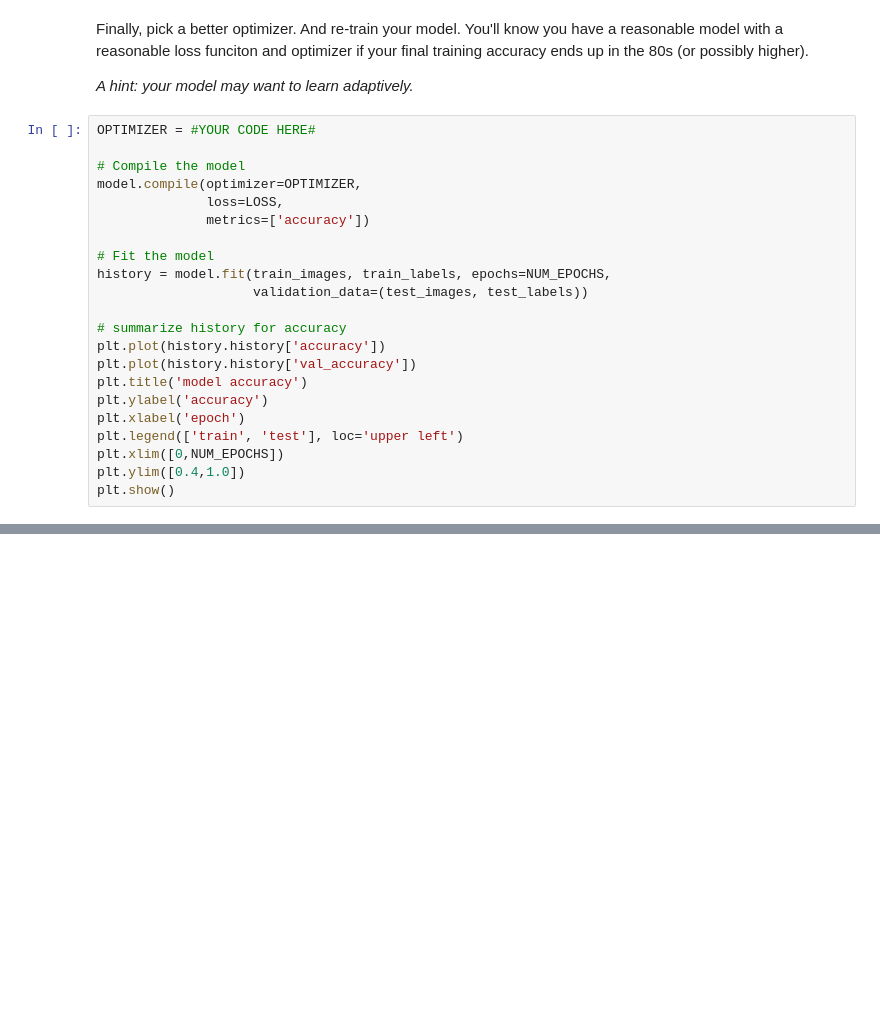
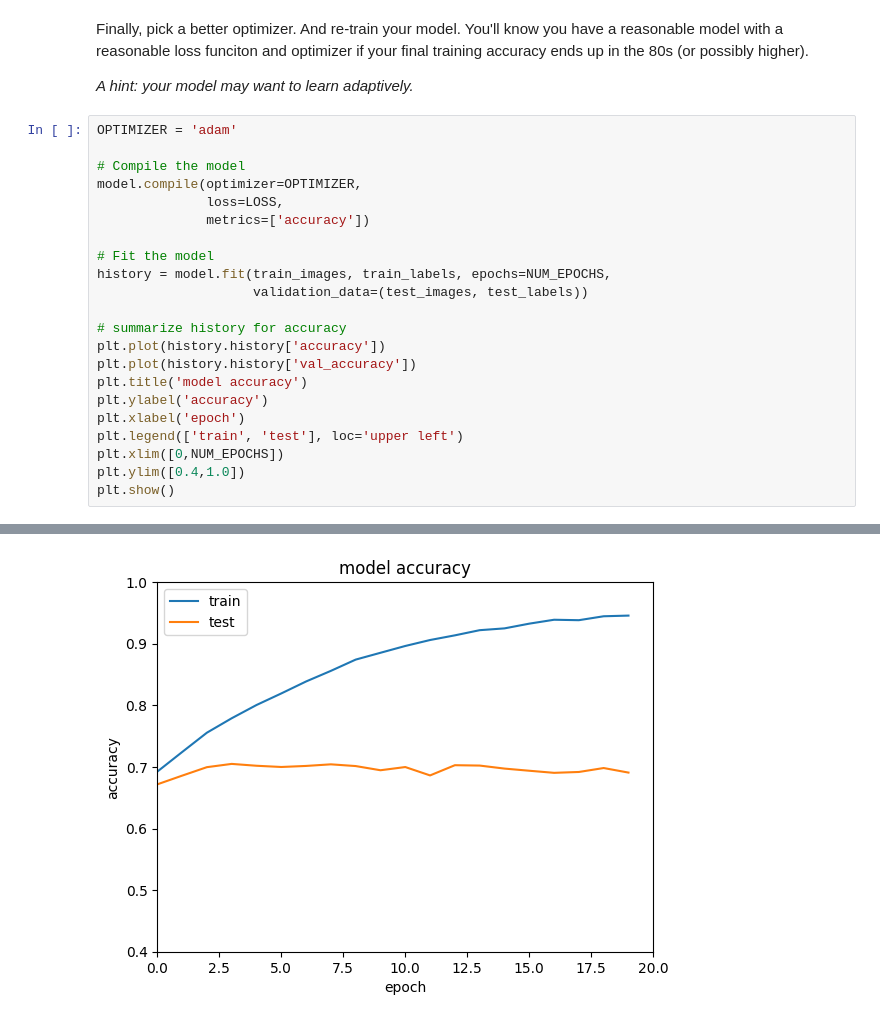
Before and after one commit to jdiogocarvalhogp-dev/Pub_IA, a Jupyter notebook: 2-3-9-AssignmentQuestion.ipynb, the cells around one changed output, grey strips where cells are left out. Drawn from its saved outputs; the diff is of its cells as text; blank space fills up the shorter version.

```diff
--- a/2-3-9-AssignmentQuestion.ipynb
+++ b/2-3-9-AssignmentQuestion.ipynb
@@ -108,7 +106,7 @@ Finally, pick a better optimizer. And re-train your model. You'll know you have
 
 *A hint: your model may want to learn adaptively.*
 # %%
-OPTIMIZER = #YOUR CODE HERE#
+OPTIMIZER = 'adam'
 
 # Compile the model
 model.compile(optimizer=OPTIMIZER,
@@ -129,3 +127,4 @@ plt.legend(['train', 'test'], loc='upper left')
 plt.xlim([0,NUM_EPOCHS])
 plt.ylim([0.4,1.0])
 plt.show()
+# %% [output]
@@ -131,0 +148 @@ plt.show()
+[figure, added]
```
Also changed, not shown: parts of 2 cells of this notebook.
